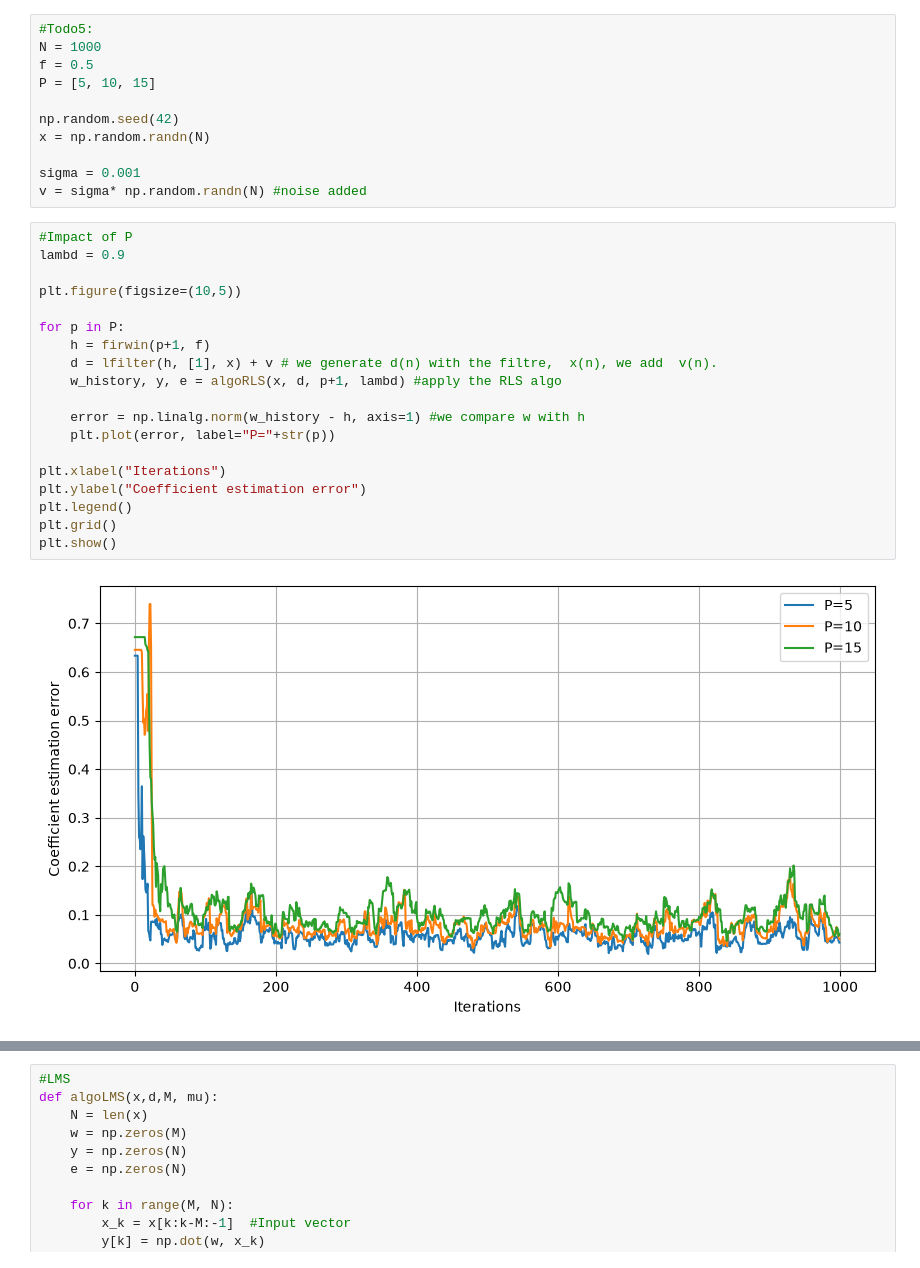
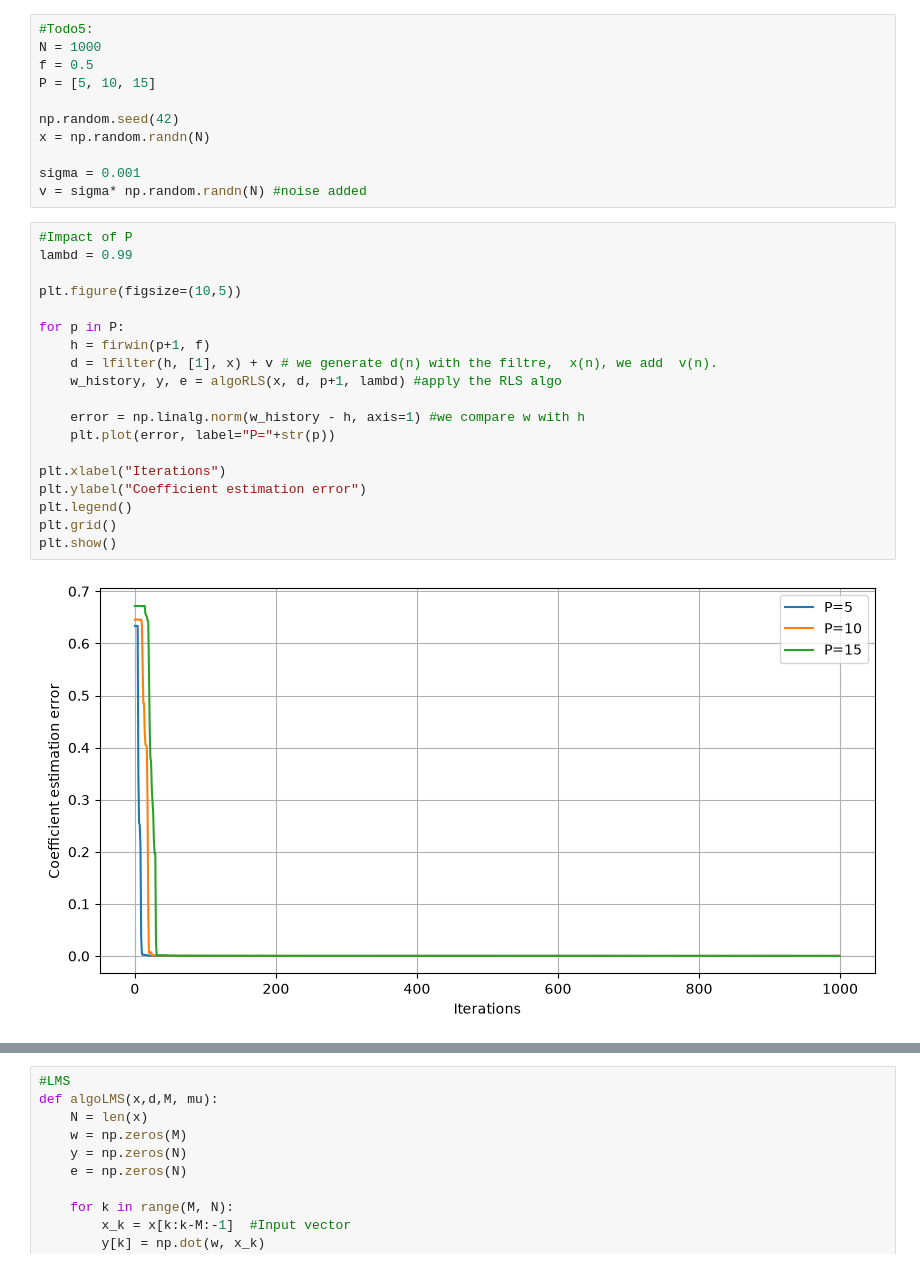
Before and after one commit to fadi0649/signal-avanc-, a Jupyter notebook: TP3_SA/TPSA_RLS_NLMS_Boutayeb_Mikoungui.ipynb, the cells around one changed output, grey strips where cells are left out. Cells and saved outputs as stored; diff of their text form.

```diff
--- a/TP3_SA/TPSA_RLS_NLMS_Boutayeb_Mikoungui.ipynb
+++ b/TP3_SA/TPSA_RLS_NLMS_Boutayeb_Mikoungui.ipynb
@@ -121,25 +121,25 @@ sigma = 0.001
 v = sigma* np.random.randn(N) #noise added
 # %%
 #Impact of P
-lambd = 0.9
+lambd = 0.99
 
 plt.figure(figsize=(10,5))
 
 for p in P:
     h = firwin(p+1, f)
     d = lfilter(h, [1], x) + v # we generate d(n) with the filtre,  x(n), we add  v(n).
     w_history, y, e = algoRLS(x, d, p+1, lambd) #apply the RLS algo
 
     error = np.linalg.norm(w_history - h, axis=1) #we compare w with h
     plt.plot(error, label="P="+str(p))
 
 plt.xlabel("Iterations")
 plt.ylabel("Coefficient estimation error")
 plt.legend()
 plt.grid()
 plt.show()
 # %% [output]
-[figure, old version]
+[figure, new version]
 # %%
 # impact of lambda
 p = 10
```
Also changed, not shown: parts of 10 cells of this notebook.
